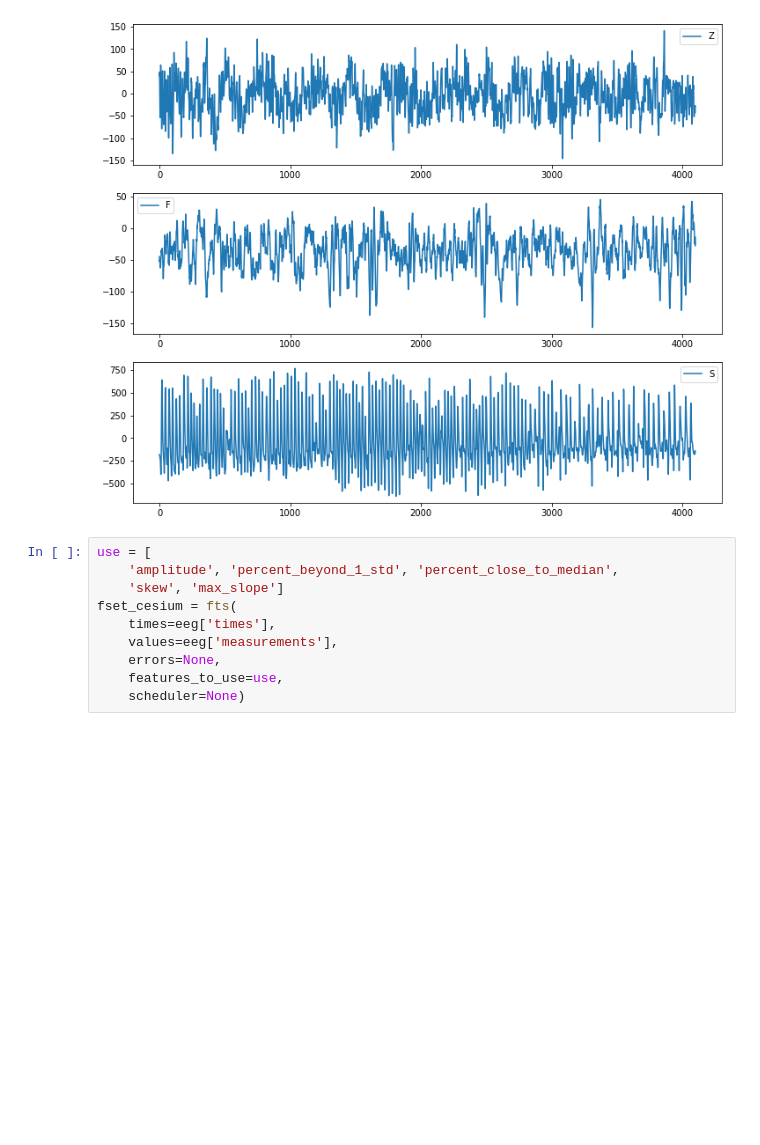
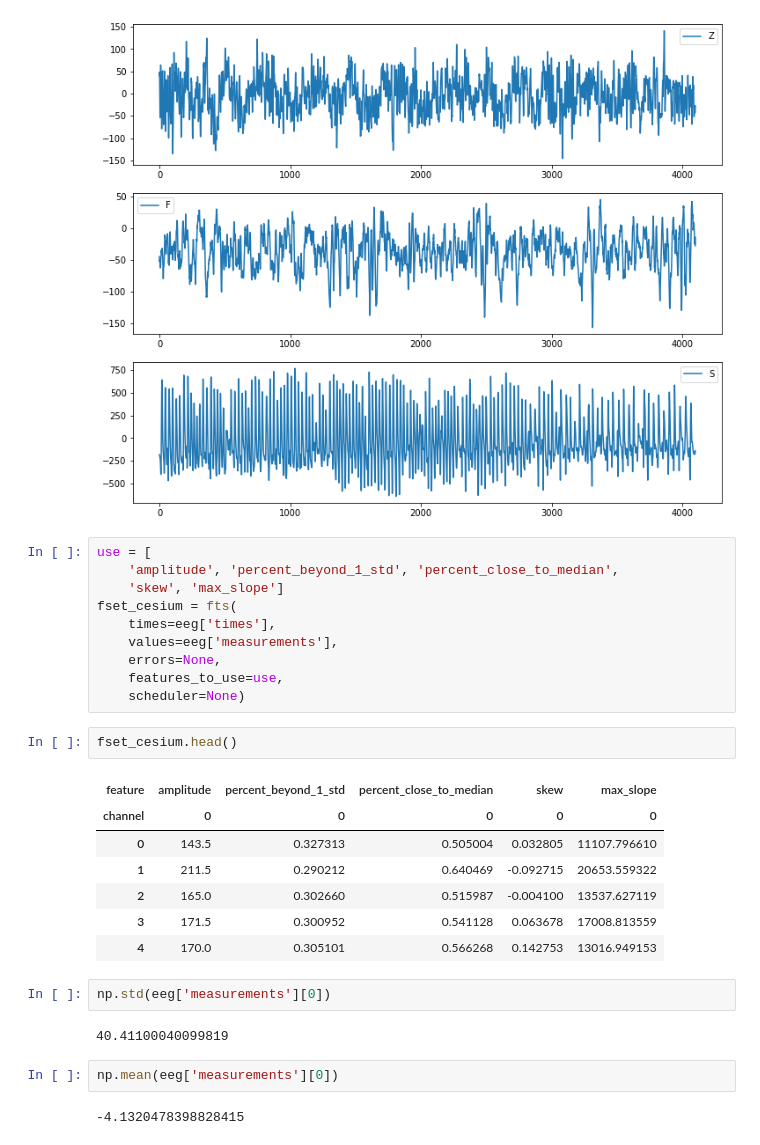
Before and after one commit to damiansp/TS, a Jupyter notebook: python/practical_TSA/09_ML_for_TS/01_TS_classification.py.ipynb, the cells around one changed output. Cells and saved outputs as stored; diff of their text form; blank space fills up the shorter version.

```diff
--- a/python/practical_TSA/09_ML_for_TS/01_TS_classification.py.ipynb
+++ b/python/practical_TSA/09_ML_for_TS/01_TS_classification.py.ipynb
@@ -37,3 +41,21 @@ fset_cesium = fts(
     errors=None,
     features_to_use=use,
     scheduler=None)
+# %%
+fset_cesium.head()
+# %% [output]
+| feature | amplitude | percent_beyond_1_std | percent_close_to_median | skew | max_slope |
+| channel | 0 | 0 | 0 | 0 | 0 |
+| 0 | 143.5 | 0.327313 | 0.505004 | 0.032805 | 11107.796610 |
+| 1 | 211.5 | 0.290212 | 0.640469 | -0.092715 | 20653.559322 |
+| 2 | 165.0 | 0.302660 | 0.515987 | -0.004100 | 13537.627119 |
+| 3 | 171.5 | 0.300952 | 0.541128 | 0.063678 | 17008.813559 |
+| 4 | 170.0 | 0.305101 | 0.566268 | 0.142753 | 13016.949153 |
+# %%
+np.std(eeg['measurements'][0])
+# %% [output]
+40.41100040099819
+# %%
+np.mean(eeg['measurements'][0])
+# %% [output]
+-4.1320478398828415
```
Also changed, not shown: parts of 5 cells of this notebook.
